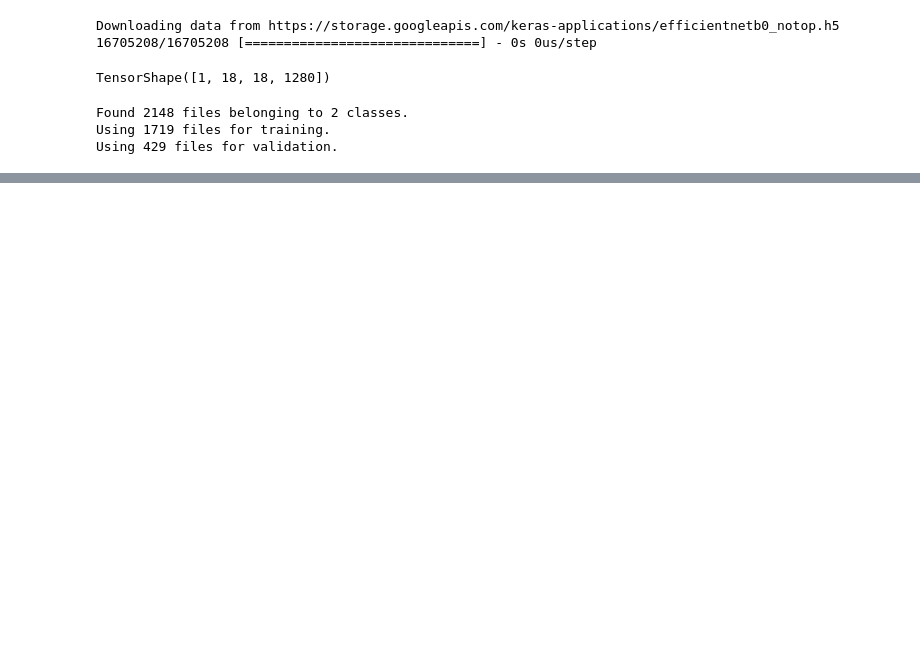
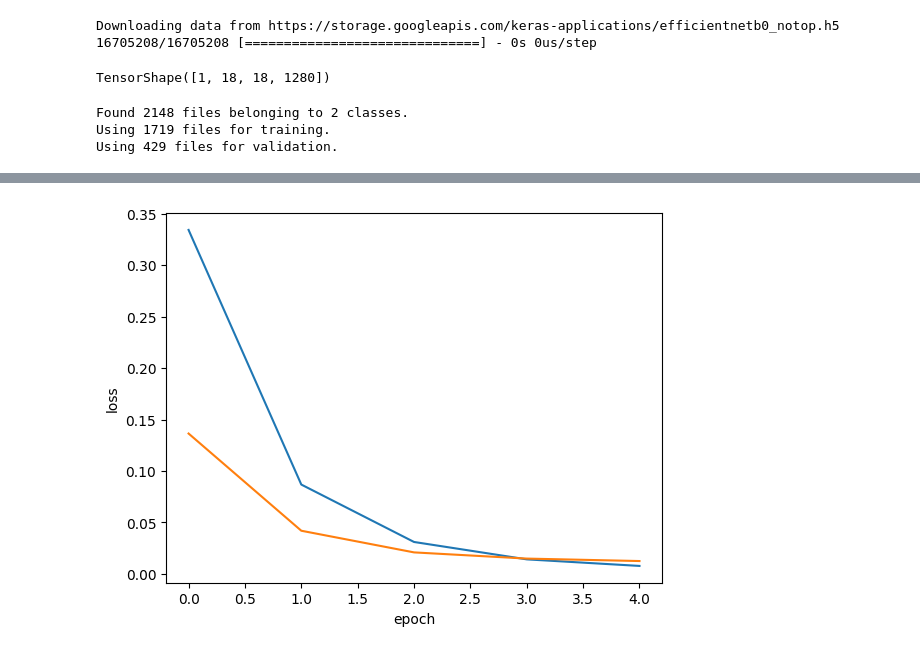
Before and after one commit to rickiepark/hm-dl, a Jupyter notebook: 02-2.ipynb, the cells around one changed output, grey strips where cells are left out. Drawn from its saved outputs; the diff is of its cells as text; code cells hidden in the pictures; blank space fills up the shorter version.

```diff
--- a/02-2.ipynb
+++ b/02-2.ipynb
@@ -413,11 +413,11 @@ Using 429 files for validation.
 # %%
 inputs = keras.Input(shape=(224, 224, 3))
 x = efficientb0_base(inputs)
-x = layers.Flatten()(x)
-x = layers.Dense(256)(x)
+x = layers.GlobalAveragePooling2D()(x)
 outputs = layers.Dense(1, activation="sigmoid")(x)
 
 model = keras.Model(inputs, outputs)
-model.compile(loss="binary_crossentropy", optimizer="rmsprop", metrics=["accuracy"])
-history = model.fit(train_ds, epochs=10, validation_data=val_ds)
+rmsprop = keras.optimizers.RMSprop(learning_rate=1e-5)
+model.compile(optimizer=rmsprop, loss="binary_crossentropy", metrics=["accuracy"])
+history = model.fit(train_ds, epochs=5, validation_data=val_ds)
 # %% [output]
@@ -443,0 +434,10 @@ Epoch 10/10
+# %%
+import matplotlib.pyplot as plt
+
+plt.plot(history.history['loss'])
+plt.plot(history.history['val_loss'])
+plt.xlabel('epoch')
+plt.ylabel('loss')
+plt.show()
+# %% [output]
+[figure, added]
```
Also changed, not shown: parts of 6 cells of this notebook.
